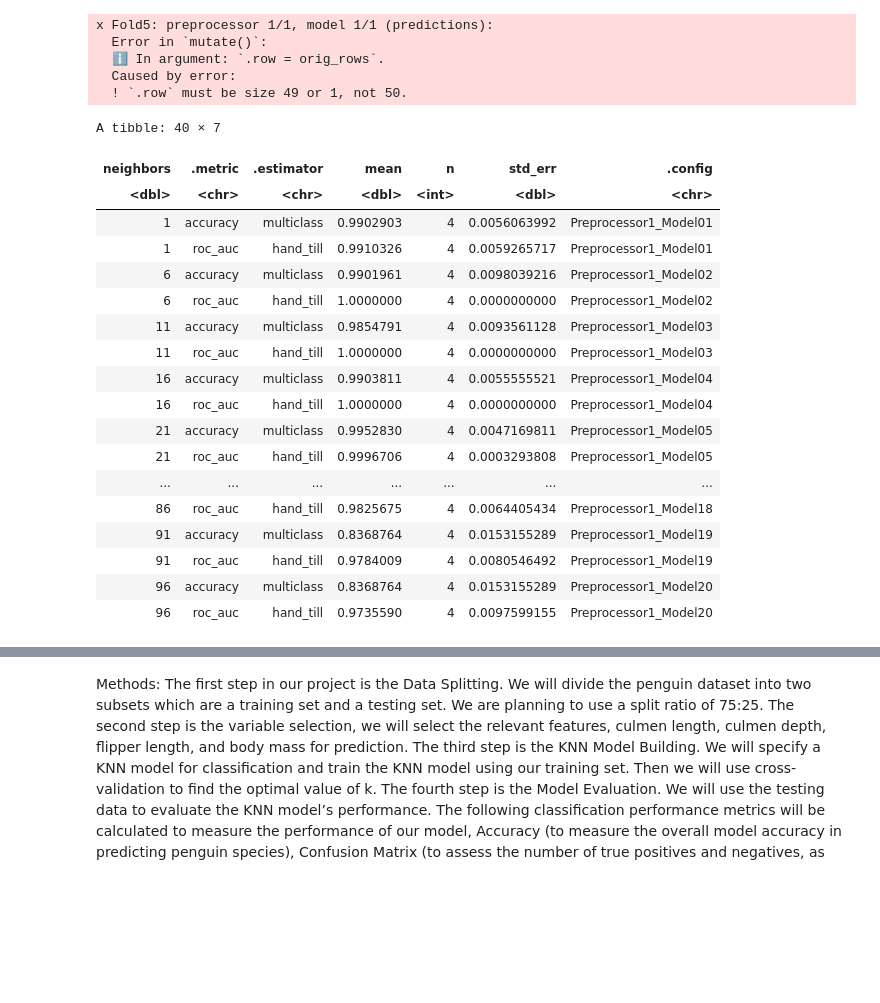
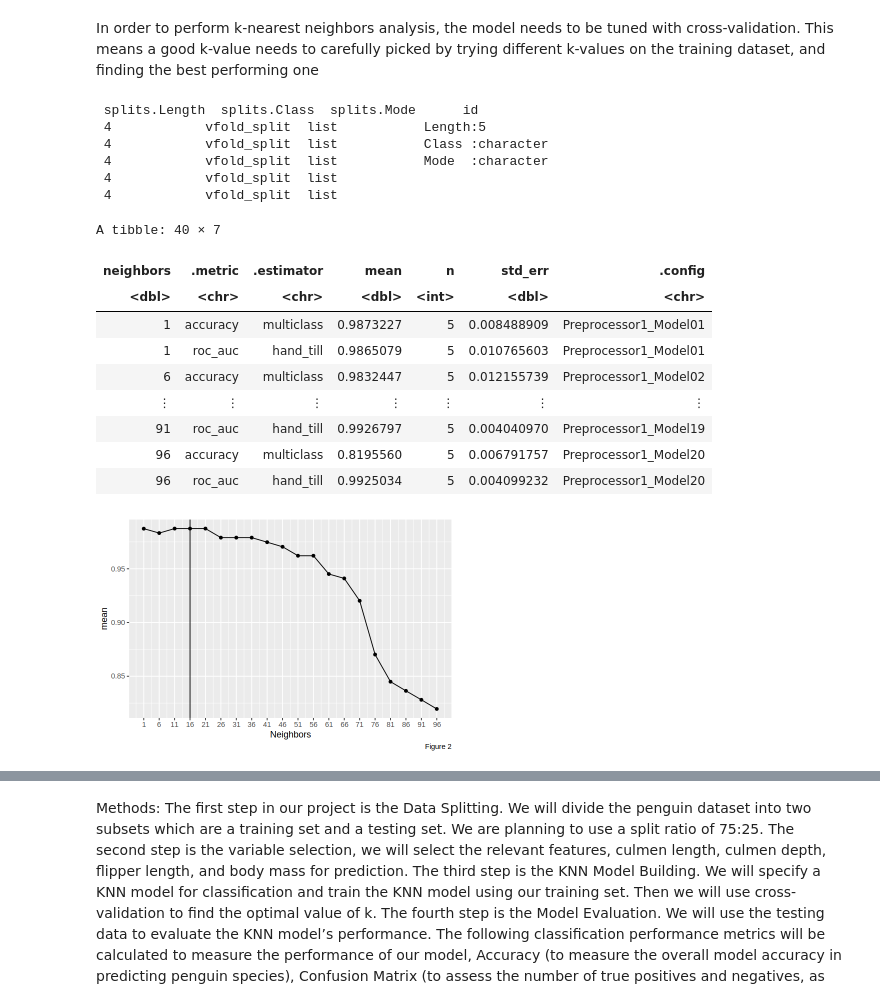
Before and after one commit to matthewsans/DCSI-100-group-project, a Jupyter notebook: Final Final.ipynb, the cells around one changed output, grey strips where cells are left out. Saved outputs shown, nothing was run; the diff lists cells and outputs as text; code cells hidden in the pictures; blank space fills up the shorter version.

```diff
--- a/Final Final.ipynb
+++ b/Final Final.ipynb
@@ -145,51 +171,59 @@ Warning message:
+# %% [markdown]
+In order to perform k-nearest neighbors analysis, the model needs to be tuned with cross-validation. This means a good k-value needs to carefully picked by trying different k-values on the training dataset, and finding the best performing one
 # %%
 # we need to make a model
 #kkn_spec <- knn(
+set.seed(9876)
 
-new_penguin_train <-  penguin_training |>
-    mutate(island = as.numeric(as.factor(island)))
-new_penguin_plot <- ggplot(new_penguin_train, aes(x = island, colour = species)) +
+
+new_penguin_plot <- ggplot(penguin_training, aes(x = island, colour = species)) +
                            geom_bar()
 k_vals <- tibble(neighbors = seq(from = 1, to = 100, by = 5))
 
-penguin_vfold <- vfold_cv(new_penguin_train, v = 5, strata = species)
+penguin_vfold <- vfold_cv(penguin_training, v = 5, strata = species)
 
 penguin_spec <- nearest_neighbor(weight_func = "rectangular", neighbors = tune()) |>
   set_engine("kknn") |>
   set_mode("classification")
 
-penguin_recipe <- recipe(species ~ ., data = new_penguin_train) |>
-  step_scale(all_predictors()) |>
-  step_center(all_predictors())
-
+penguin_recipe <- recipe(species ~ ., data = penguin_training) |>
+    step_center(all_predictors()) |>
+    step_scale(all_predictors())
+#Cross-validation
 penguin_fit <- workflow() |>
     add_recipe(penguin_recipe) |>
     add_model(penguin_spec) |>
     tune_grid(resamples = penguin_vfold, grid = k_vals ) |>
     collect_metrics()
+
+options(repr.plot.width = 6, repr.plot.height = 4)
+nn_plot <- penguin_fit |>
+    filter(.metric == "accuracy") |>
+    ggplot(aes(x = neighbors, y = mean)) +
+           geom_line() +
+           geom_point() +
+           geom_vline(xintercept = 16) +
+           scale_x_continuous(breaks = seq(1, 100, by = 5)) +
+           labs(x = "Neighbors", y = "mean", caption = "Figure 2")
+
+summary(penguin_vfold)
 penguin_fit
+nn_plot
 # %% [output]
-x Fold5: preprocessor 1/1, model 1/1 (predictions):
-  Error in `mutate()`:
-  ℹ In argument: `.row = orig_rows`.
-  Caused by error:
-  ! `.row` must be size 49 or 1, not 50.
+ splits.Length  splits.Class  splits.Mode      id
+ 4            vfold_split  list           Length:5
+ 4            vfold_split  list           Class :character
+ 4            vfold_split  list           Mode  :character
+ 4            vfold_split  list
+ 4            vfold_split  list
 A tibble: 40 × 7
 | neighbors | .metric | .estimator | mean | n | std_err | .config |
 | <dbl> | <chr> | <chr> | <dbl> | <int> | <dbl> | <chr> |
-| 1 | accuracy | multiclass | 0.9902903 | 4 | 0.0056063992 | Preprocessor1_Model01 |
-| 1 | roc_auc | hand_till | 0.9910326 | 4 | 0.0059265717 | Preprocessor1_Model01 |
-| 6 | accuracy | multiclass | 0.9901961 | 4 | 0.0098039216 | Preprocessor1_Model02 |
-| 6 | roc_auc | hand_till | 1.0000000 | 4 | 0.0000000000 | Preprocessor1_Model02 |
-| 11 | accuracy | multiclass | 0.9854791 | 4 | 0.0093561128 | Preprocessor1_Model03 |
-| 11 | roc_auc | hand_till | 1.0000000 | 4 | 0.0000000000 | Preprocessor1_Model03 |
-| 16 | accuracy | multiclass | 0.9903811 | 4 | 0.0055555521 | Preprocessor1_Model04 |
-| 16 | roc_auc | hand_till | 1.0000000 | 4 | 0.0000000000 | Preprocessor1_Model04 |
-| 21 | accuracy | multiclass | 0.9952830 | 4 | 0.0047169811 | Preprocessor1_Model05 |
-| 21 | roc_auc | hand_till | 0.9996706 | 4 | 0.0003293808 | Preprocessor1_Model05 |
-| ... | ... | ... | ... | ... | ... | ... |
-| 86 | roc_auc | hand_till | 0.9825675 | 4 | 0.0064405434 | Preprocessor1_Model18 |
-| 91 | accuracy | multiclass | 0.8368764 | 4 | 0.0153155289 | Preprocessor1_Model19 |
-| 91 | roc_auc | hand_till | 0.9784009 | 4 | 0.0080546492 | Preprocessor1_Model19 |
-| 96 | accuracy | multiclass | 0.8368764 | 4 | 0.0153155289 | Preprocessor1_Model20 |
-| 96 | roc_auc | hand_till | 0.9735590 | 4 | 0.0097599155 | Preprocessor1_Model20 |
+| 1 | accuracy | multiclass | 0.9873227 | 5 | 0.008488909 | Preprocessor1_Model01 |
+| 1 | roc_auc | hand_till | 0.9865079 | 5 | 0.010765603 | Preprocessor1_Model01 |
+| 6 | accuracy | multiclass | 0.9832447 | 5 | 0.012155739 | Preprocessor1_Model02 |
+| ⋮ | ⋮ | ⋮ | ⋮ | ⋮ | ⋮ | ⋮ |
+| 91 | roc_auc | hand_till | 0.9926797 | 5 | 0.004040970 | Preprocessor1_Model19 |
+| 96 | accuracy | multiclass | 0.8195560 | 5 | 0.006791757 | Preprocessor1_Model20 |
+| 96 | roc_auc | hand_till | 0.9925034 | 5 | 0.004099232 | Preprocessor1_Model20 |
+[figure, added]
```
Also changed, not shown: parts of 19 cells of this notebook.
